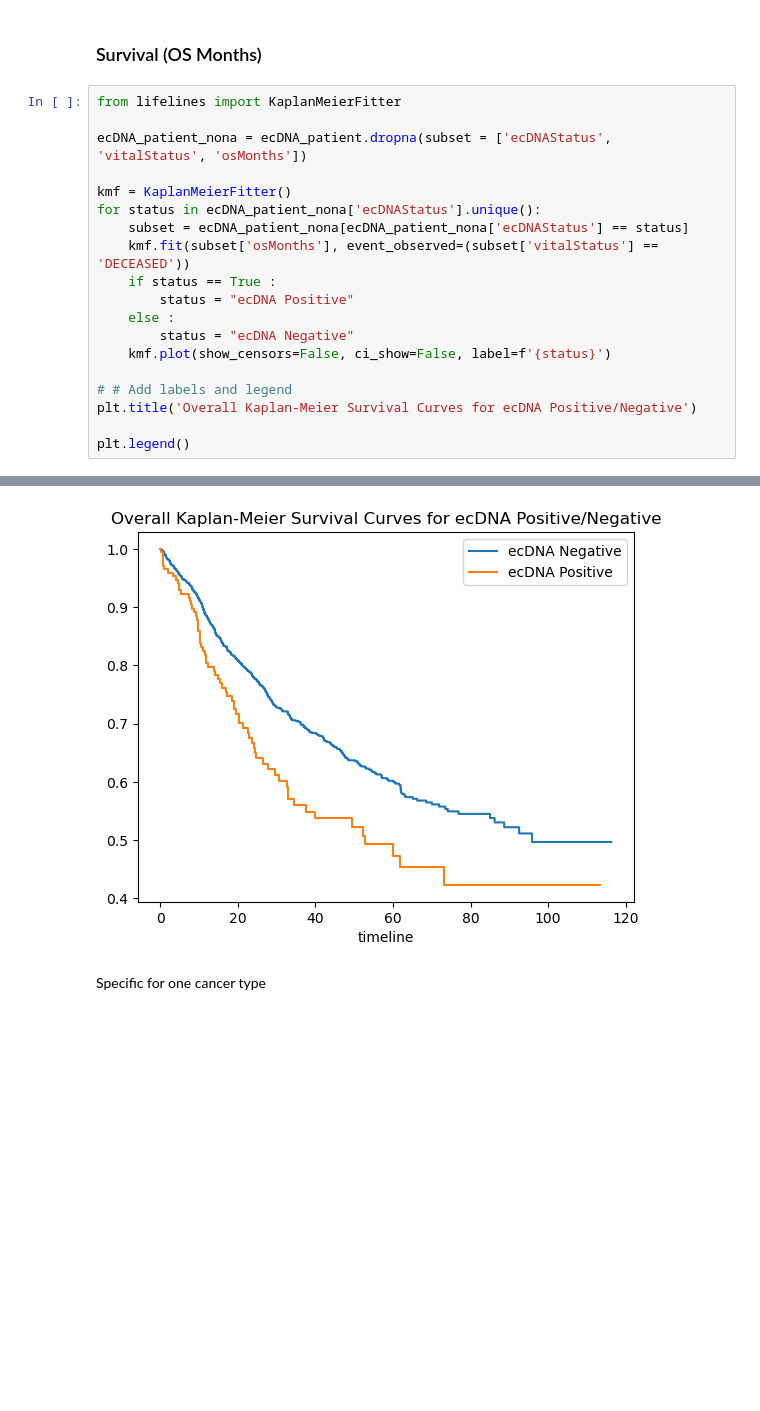
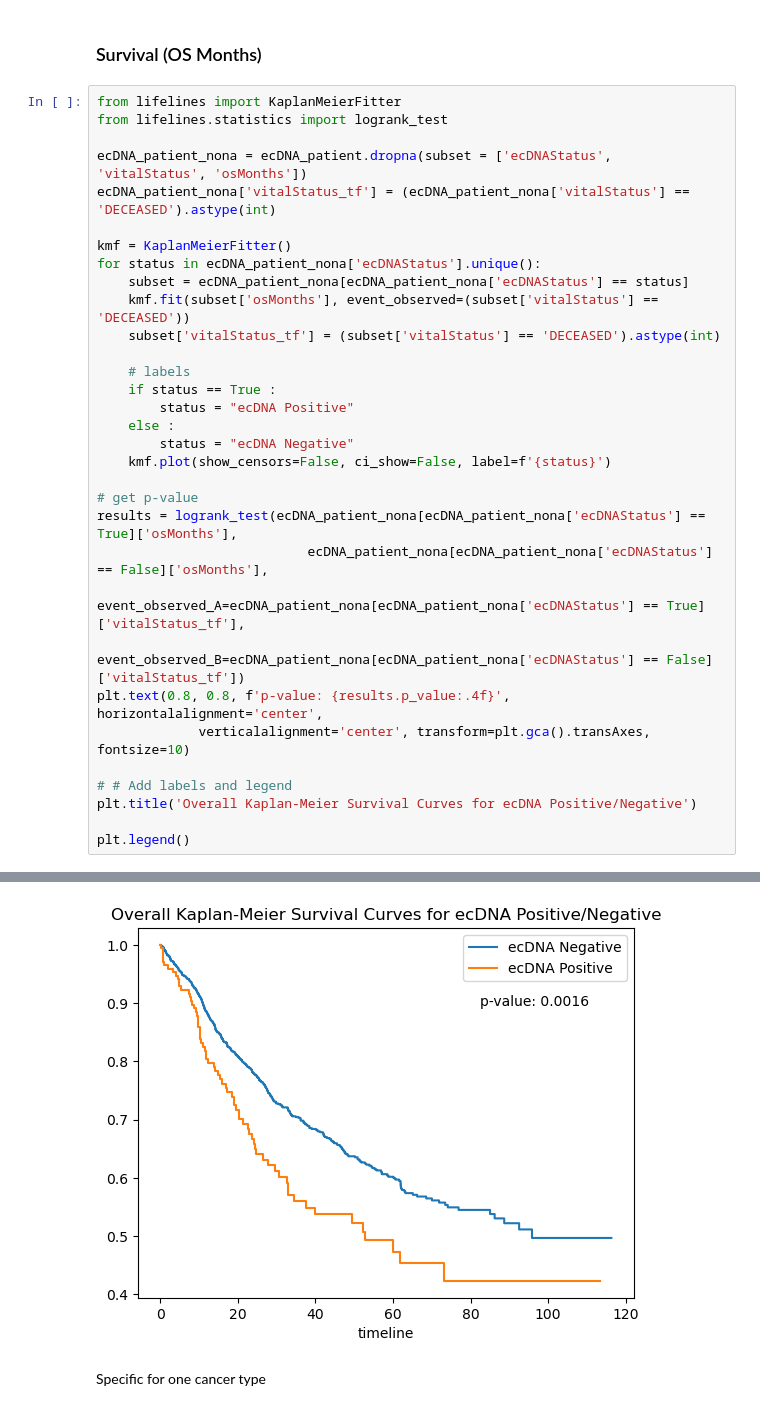
Before and after one commit to mskcc/Penguin, a Jupyter notebook: scripts/notebooks/echo_visualize.ipynb, the cells around one changed output, grey strips where cells are left out. Drawn from its saved outputs; the diff is of its cells as text; blank space fills up the shorter version.

```diff
--- a/scripts/notebooks/echo_visualize.ipynb
+++ b/scripts/notebooks/echo_visualize.ipynb
@@ -156,19 +157,32 @@ plt.show()
 ### Survival (OS Months)
 # %%
 from lifelines import KaplanMeierFitter
+from lifelines.statistics import logrank_test
 
 ecDNA_patient_nona = ecDNA_patient.dropna(subset = ['ecDNAStatus', 'vitalStatus', 'osMonths'])
+ecDNA_patient_nona['vitalStatus_tf'] = (ecDNA_patient_nona['vitalStatus'] == 'DECEASED').astype(int)
 
 kmf = KaplanMeierFitter()
 for status in ecDNA_patient_nona['ecDNAStatus'].unique():
     subset = ecDNA_patient_nona[ecDNA_patient_nona['ecDNAStatus'] == status]
     kmf.fit(subset['osMonths'], event_observed=(subset['vitalStatus'] == 'DECEASED'))
+    subset['vitalStatus_tf'] = (subset['vitalStatus'] == 'DECEASED').astype(int)
+
+    # labels
     if status == True :
         status = "ecDNA Positive"
     else :
         status = "ecDNA Negative"
     kmf.plot(show_censors=False, ci_show=False, label=f'{status}')
 
+# get p-value
+results = logrank_test(ecDNA_patient_nona[ecDNA_patient_nona['ecDNAStatus'] == True]['osMonths'],
+                           ecDNA_patient_nona[ecDNA_patient_nona['ecDNAStatus'] == False]['osMonths'],
+                           event_observed_A=ecDNA_patient_nona[ecDNA_patient_nona['ecDNAStatus'] == True]['vitalStatus_tf'],
+                           event_observed_B=ecDNA_patient_nona[ecDNA_patient_nona['ecDNAStatus'] == False]['vitalStatus_tf'])
+plt.text(0.8, 0.8, f'p-value: {results.p_value:.4f}', horizontalalignment='center',
+             verticalalignment='center', transform=plt.gca().transAxes, fontsize=10)
+
 # # Add labels and legend
 plt.title('Overall Kaplan-Meier Survival Curves for ecDNA Positive/Negative')
 
@@ -178,4 +207,4 @@ plt.legend()
-[figure, old version]
+[figure, new version]
 # %% [markdown]
 Specific for one cancer type
 # %%
```
Also changed, not shown: parts of 14 cells of this notebook, 2 other files.
